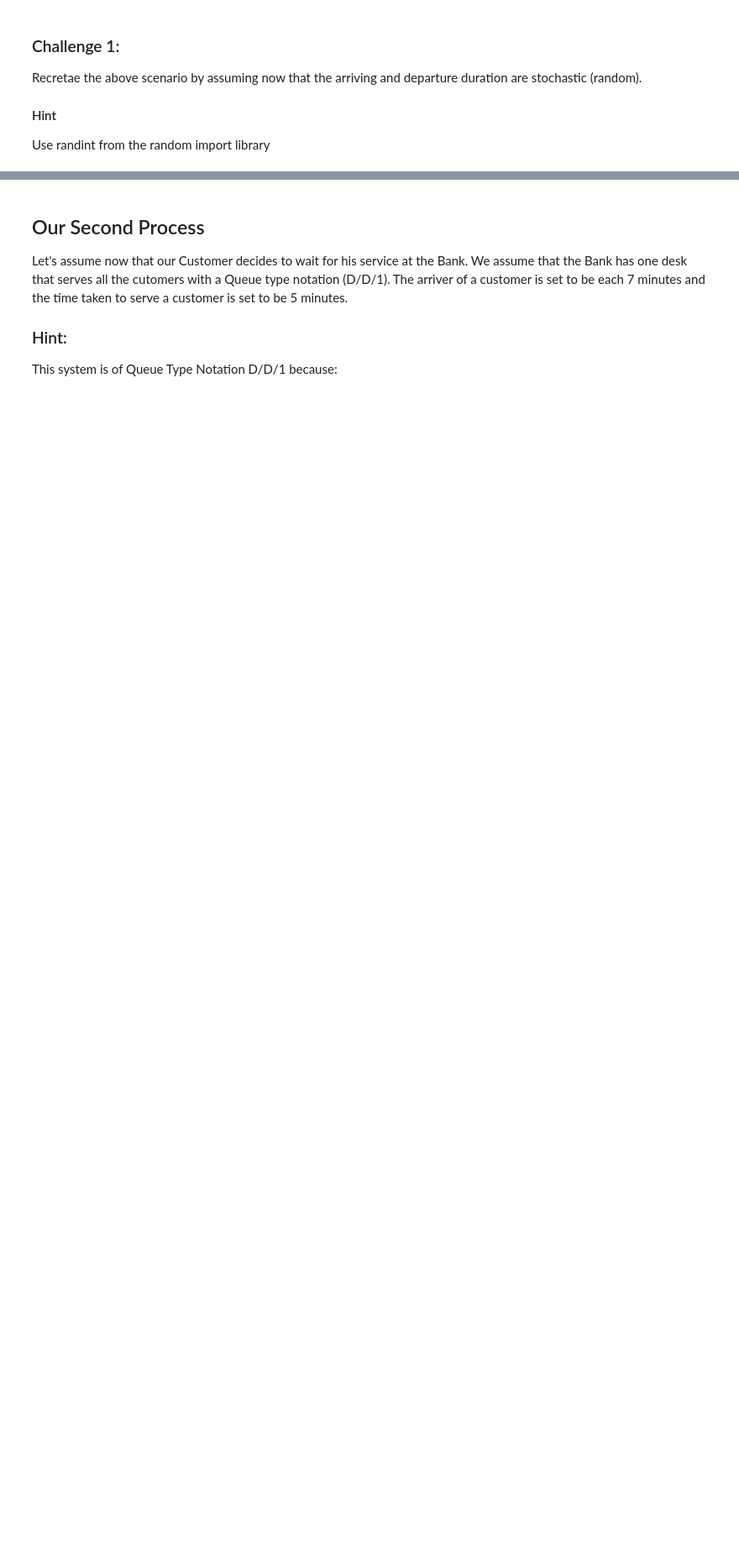
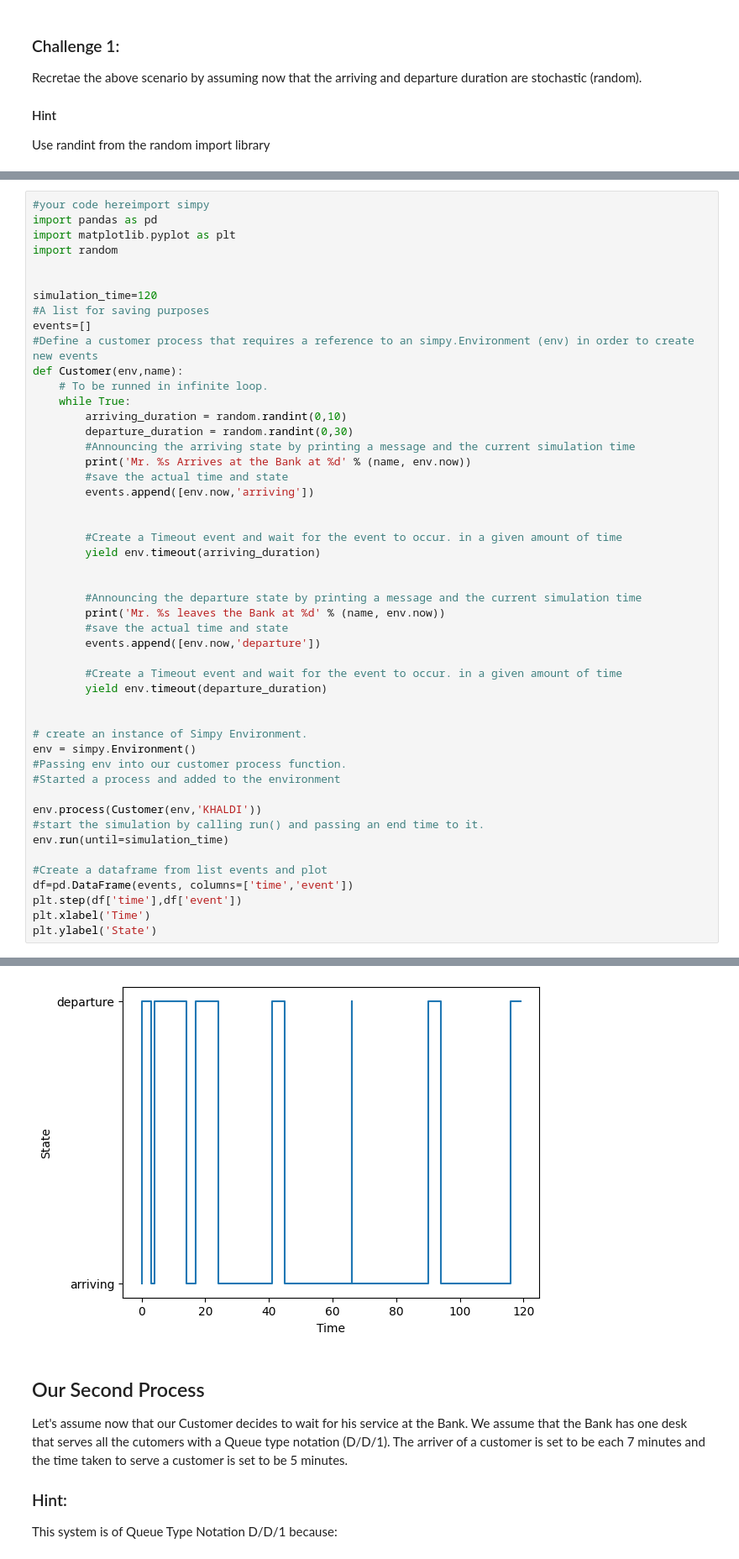
Before and after one commit to amaliahm/modeling_and_simulation_labs, a Jupyter notebook: ModSim_Lab7/ModSim_Lab7.ipynb, the cells around one changed output, grey strips where cells are left out. Shown: that part at 84% size. Drawn from its saved outputs; the diff is of its cells as text; blank space fills up the shorter version.

```diff
--- a/ModSim_Lab7/ModSim_Lab7.ipynb
+++ b/ModSim_Lab7/ModSim_Lab7.ipynb
@@ -93,0 +96,50 @@ Use randint from the random import library
+# %%
+#your code hereimport simpy
+import pandas as pd
+import matplotlib.pyplot as plt
+import random
+
+
+simulation_time=120
+#A list for saving purposes
+events=[]
+#Define a customer process that requires a reference to an simpy.Environment (env) in order to create new events
+def Customer(env,name):
+    # To be runned in infinite loop.
+    while True:
+        arriving_duration = random.randint(0,10)
+        departure_duration = random.randint(0,30)
+        #Announcing the arriving state by printing a message and the current simulation time
+        print('Mr. %s Arrives at the Bank at %d' % (name, env.now))
+        #save the actual time and state
+        events.append([env.now,'arriving'])
+
+
+        #Create a Timeout event and wait for the event to occur. in a given amount of time
+        yield env.timeout(arriving_duration)
+
+
+        #Announcing the departure state by printing a message and the current simulation time
+        print('Mr. %s leaves the Bank at %d' % (name, env.now))
+        #save the actual time and state
+        events.append([env.now,'departure'])
+
+        #Create a Timeout event and wait for the event to occur. in a given amount of time
+        yield env.timeout(departure_duration)
+
+
+# create an instance of Simpy Environment.
+env = simpy.Environment()
+#Passing env into our customer process function.
+#Started a process and added to the environment
+
+env.process(Customer(env,'KHALDI'))
+#start the simulation by calling run() and passing an end time to it.
+env.run(until=simulation_time)
+
+#Create a dataframe from list events and plot
+df=pd.DataFrame(events, columns=['time','event'])
+plt.step(df['time'],df['event'])
+plt.xlabel('Time')
+plt.ylabel('State')
+# %% [output]
@@ -94,3 +161,4 @@ Use randint from the random import library
+[figure, added]
 # %% [markdown]
 ## Our Second Process
 Let's assume now that our Customer decides to wait for his service at the Bank. We assume that the Bank has one desk that serves all the cutomers with a Queue type notation (D/D/1). The arriver of a customer is set to be each 7 minutes and the time taken to serve a customer is set to be 5 minutes.
```
Also changed, not shown: parts of 13 cells of this notebook.
